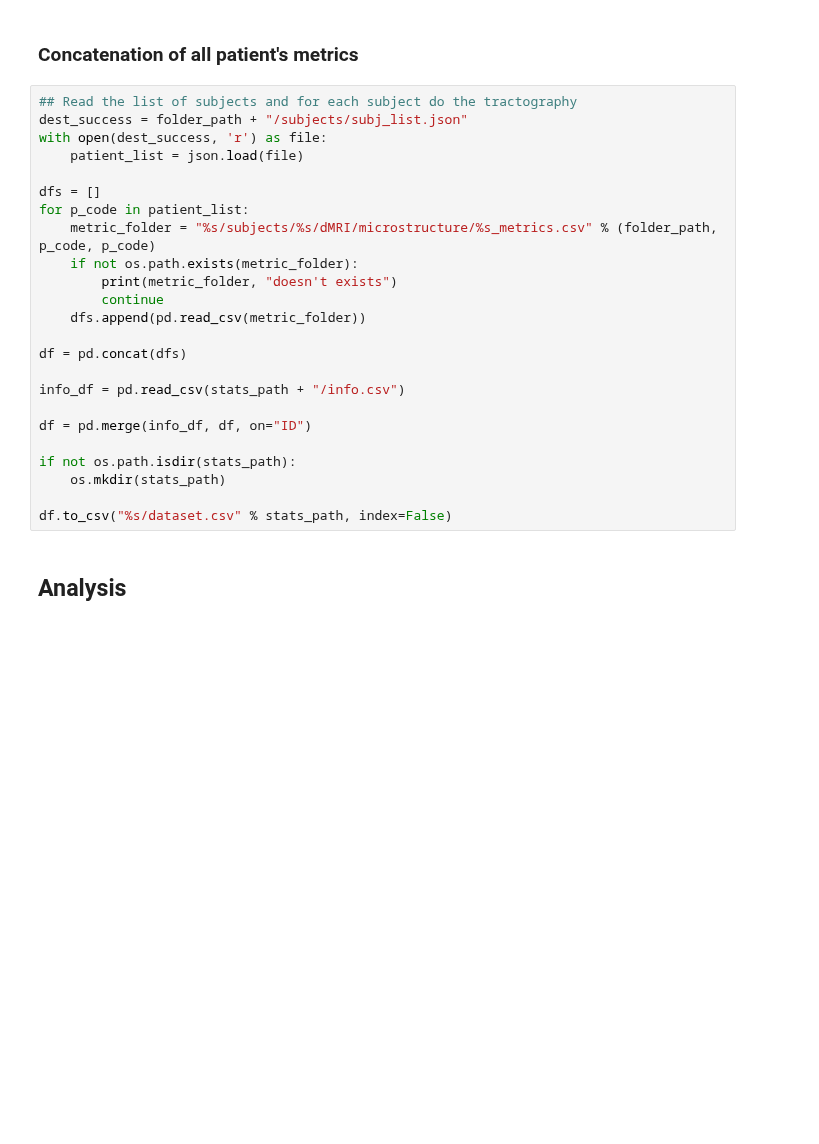
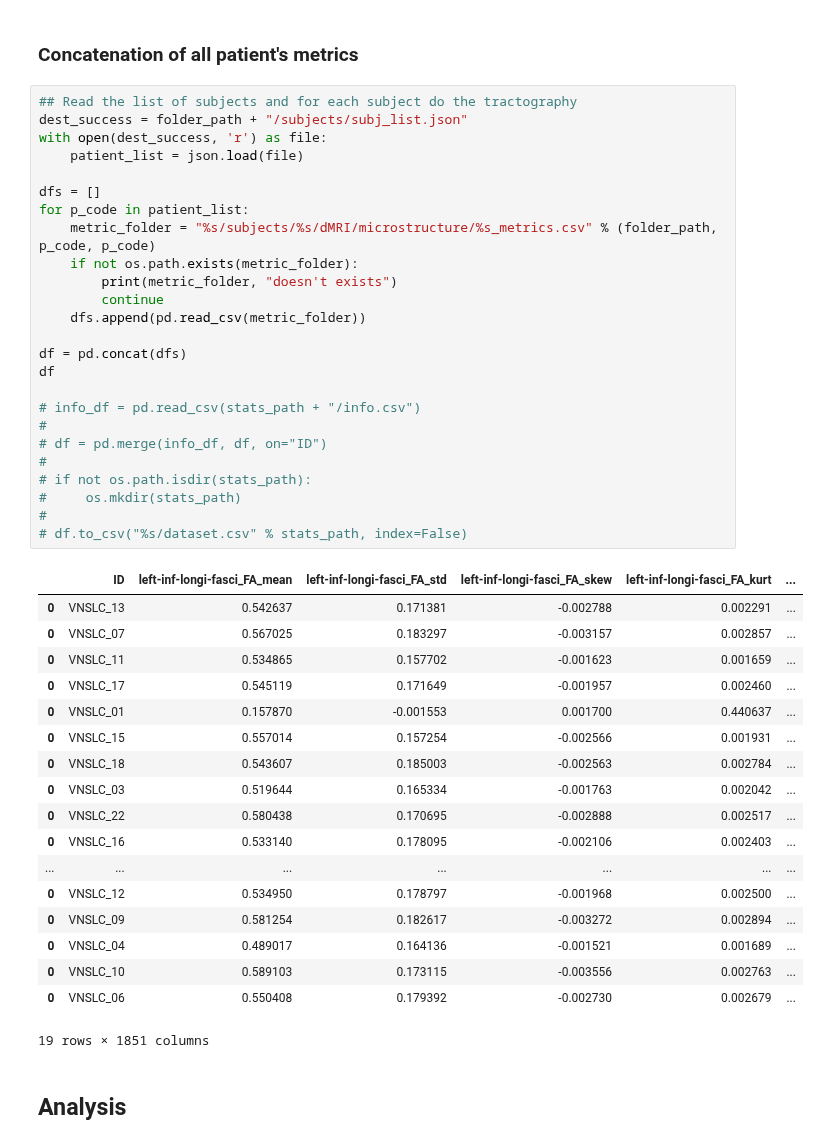
Before and after one commit to PiLAB-Medical-Imaging/TFE23-740_Epilepsy, a Jupyter notebook: src/analysis.ipynb, the cells around one changed output. Drawn from its saved outputs; the diff is of its cells as text; blank space fills up the shorter version.

```diff
--- a/src/analysis.ipynb
+++ b/src/analysis.ipynb
@@ -12,27 +13,47 @@ stats_path = folder_path + "/stats"
 # %%
 ## Read the list of subjects and for each subject do the tractography
 dest_success = folder_path + "/subjects/subj_list.json"
 with open(dest_success, 'r') as file:
     patient_list = json.load(file)
 
 dfs = []
 for p_code in patient_list:
     metric_folder = "%s/subjects/%s/dMRI/microstructure/%s_metrics.csv" % (folder_path, p_code, p_code)
     if not os.path.exists(metric_folder):
         print(metric_folder, "doesn't exists")
         continue
     dfs.append(pd.read_csv(metric_folder))
 
 df = pd.concat(dfs)
+df
 
-info_df = pd.read_csv(stats_path + "/info.csv")
-
-df = pd.merge(info_df, df, on="ID")
-
-if not os.path.isdir(stats_path):
-    os.mkdir(stats_path)
-
-df.to_csv("%s/dataset.csv" % stats_path, index=False)
+# info_df = pd.read_csv(stats_path + "/info.csv")
+#
+# df = pd.merge(info_df, df, on="ID")
+#
+# if not os.path.isdir(stats_path):
+#     os.mkdir(stats_path)
+#
+# df.to_csv("%s/dataset.csv" % stats_path, index=False)
+# %% [output]
+|  | ID | left-inf-longi-fasci_FA_mean | left-inf-longi-fasci_FA_std | left-inf-longi-fasci_FA_skew | left-inf-longi-fasci_FA_kurt | ... |
+| 0 | VNSLC_13 | 0.542637 | 0.171381 | -0.002788 | 0.002291 | ... |
+| 0 | VNSLC_07 | 0.567025 | 0.183297 | -0.003157 | 0.002857 | ... |
+| 0 | VNSLC_11 | 0.534865 | 0.157702 | -0.001623 | 0.001659 | ... |
+| 0 | VNSLC_17 | 0.545119 | 0.171649 | -0.001957 | 0.002460 | ... |
+| 0 | VNSLC_01 | 0.157870 | -0.001553 | 0.001700 | 0.440637 | ... |
+| 0 | VNSLC_15 | 0.557014 | 0.157254 | -0.002566 | 0.001931 | ... |
+| 0 | VNSLC_18 | 0.543607 | 0.185003 | -0.002563 | 0.002784 | ... |
+| 0 | VNSLC_03 | 0.519644 | 0.165334 | -0.001763 | 0.002042 | ... |
+| 0 | VNSLC_22 | 0.580438 | 0.170695 | -0.002888 | 0.002517 | ... |
+| 0 | VNSLC_16 | 0.533140 | 0.178095 | -0.002106 | 0.002403 | ... |
+| ... | ... | ... | ... | ... | ... | ... |
+| 0 | VNSLC_12 | 0.534950 | 0.178797 | -0.001968 | 0.002500 | ... |
+| 0 | VNSLC_09 | 0.581254 | 0.182617 | -0.003272 | 0.002894 | ... |
+| 0 | VNSLC_04 | 0.489017 | 0.164136 | -0.001521 | 0.001689 | ... |
+| 0 | VNSLC_10 | 0.589103 | 0.173115 | -0.003556 | 0.002763 | ... |
+| 0 | VNSLC_06 | 0.550408 | 0.179392 | -0.002730 | 0.002679 | ... |
+19 rows × 1851 columns
 # %% [markdown]
 ## Analysis
 # %%
```
Also changed, not shown: parts of 6 cells of this notebook, 2 other files.
